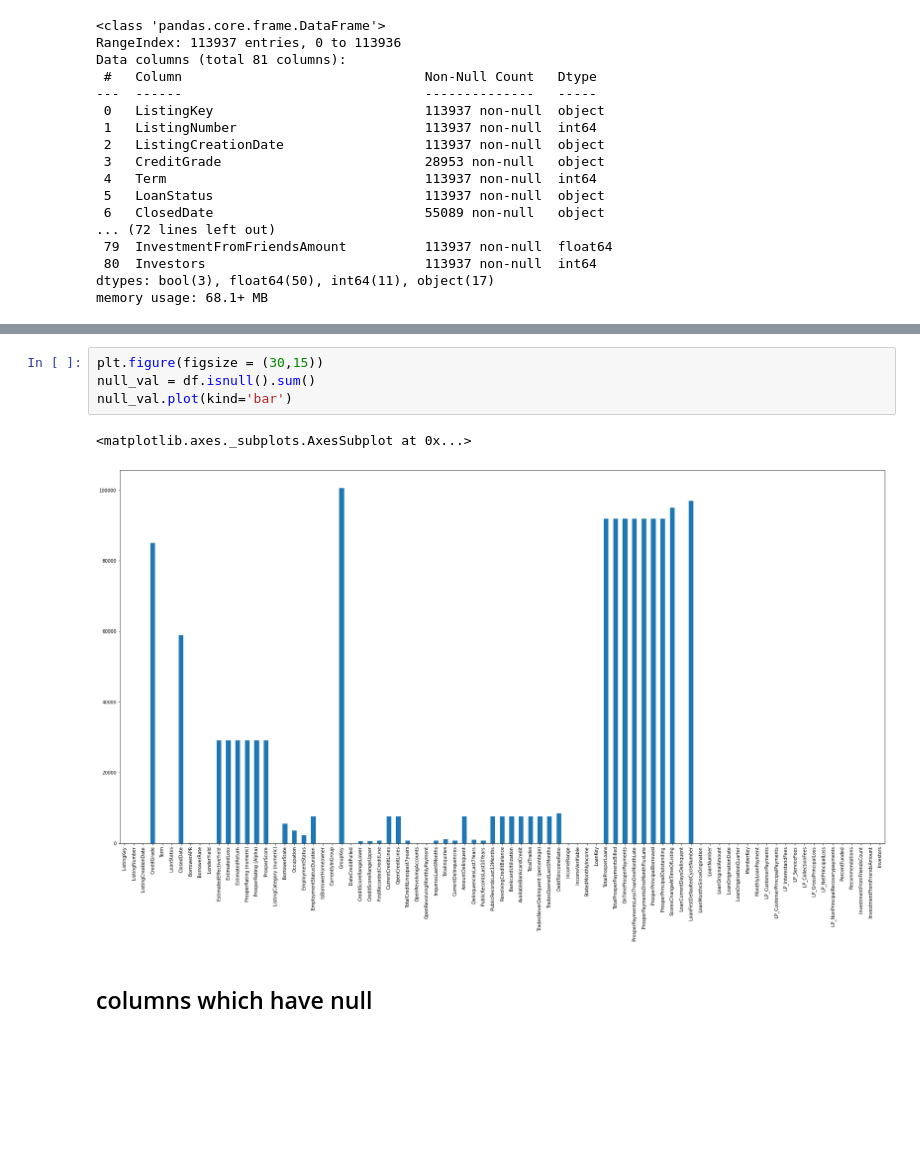
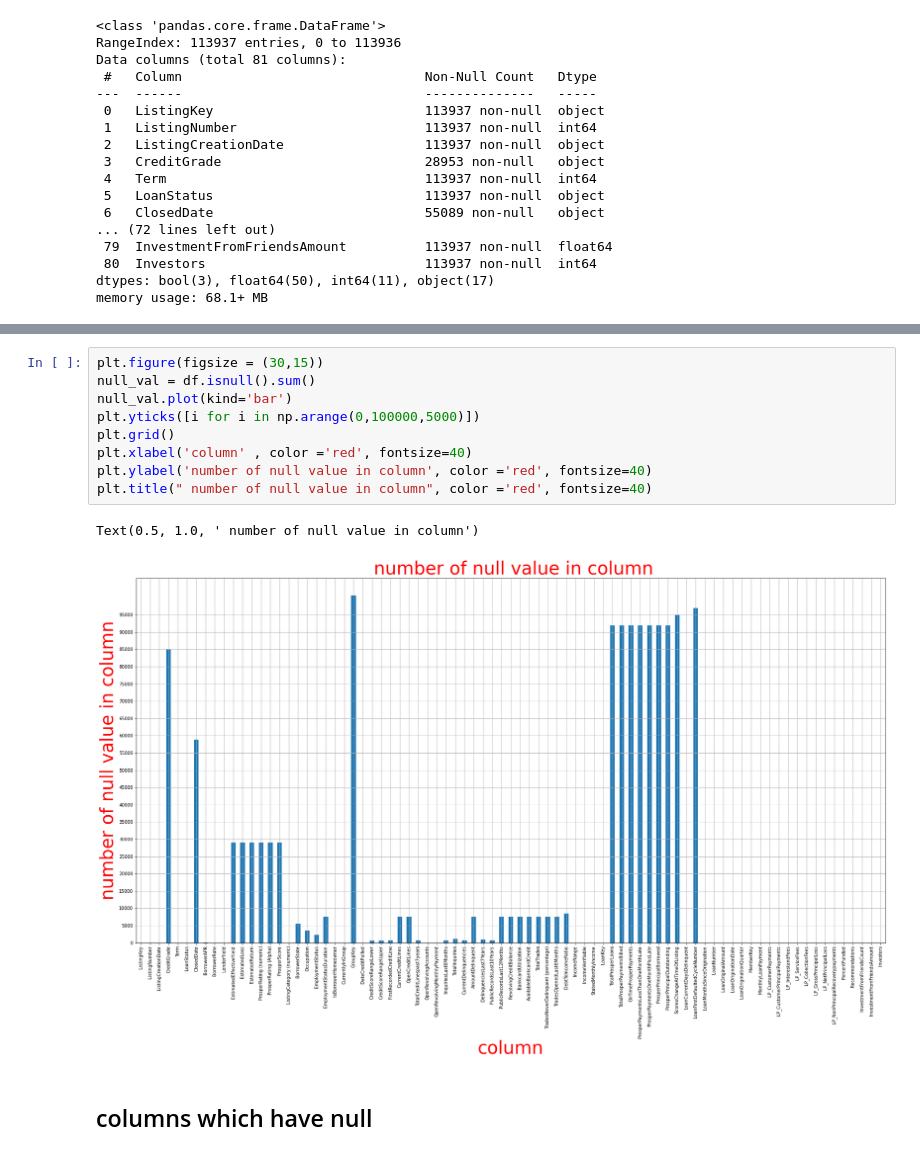
Before and after one commit to ahmed-hassan1997/Data-Analysis-Visualization, a Jupyter notebook: data_visualization.ipynb, the cells around one changed output, grey strips where cells are left out. Saved outputs shown, nothing was run; the diff lists cells and outputs as text; blank space fills up the shorter version.

```diff
--- a/data_visualization.ipynb
+++ b/data_visualization.ipynb
@@ -61,13 +61,18 @@ df.describe()
 | 50% | 6.005540e+05 | 36.000000 | 0.209760 | 0.184000 | 0.173000 | 0.161500 | 0.072400 | ... |
 | 75% | 8.926340e+05 | 36.000000 | 0.283810 | 0.250000 | 0.240000 | 0.224300 | 0.112000 | ... |
 | max | 1.255725e+06 | 60.000000 | 0.512290 | 0.497500 | 0.492500 | 0.319900 | 0.366000 | ... |
-# %%
-plt.figure(figsize = (30,15))
-null_val = df.isnull().sum()
-null_val.plot(kind='bar')
-# %% [output]
-<matplotlib.axes._subplots.AxesSubplot at 0x...>
-[figure, removed]
+# %%
+plt.figure(figsize = (30,15))
+null_val = df.isnull().sum()
+null_val.plot(kind='bar')
+plt.yticks([i for i in np.arange(0,100000,5000)])
+plt.grid()
+plt.xlabel('column' , color ='red', fontsize=40)
+plt.ylabel('number of null value in column', color ='red', fontsize=40)
+plt.title(" number of null value in column", color ='red', fontsize=40)
+# %% [output]
+Text(0.5, 1.0, ' number of null value in column')
+[figure, added]
 # %% [markdown]
 ## columns which have null
 # %%
```
Also changed, not shown: parts of 11 cells of this notebook.
